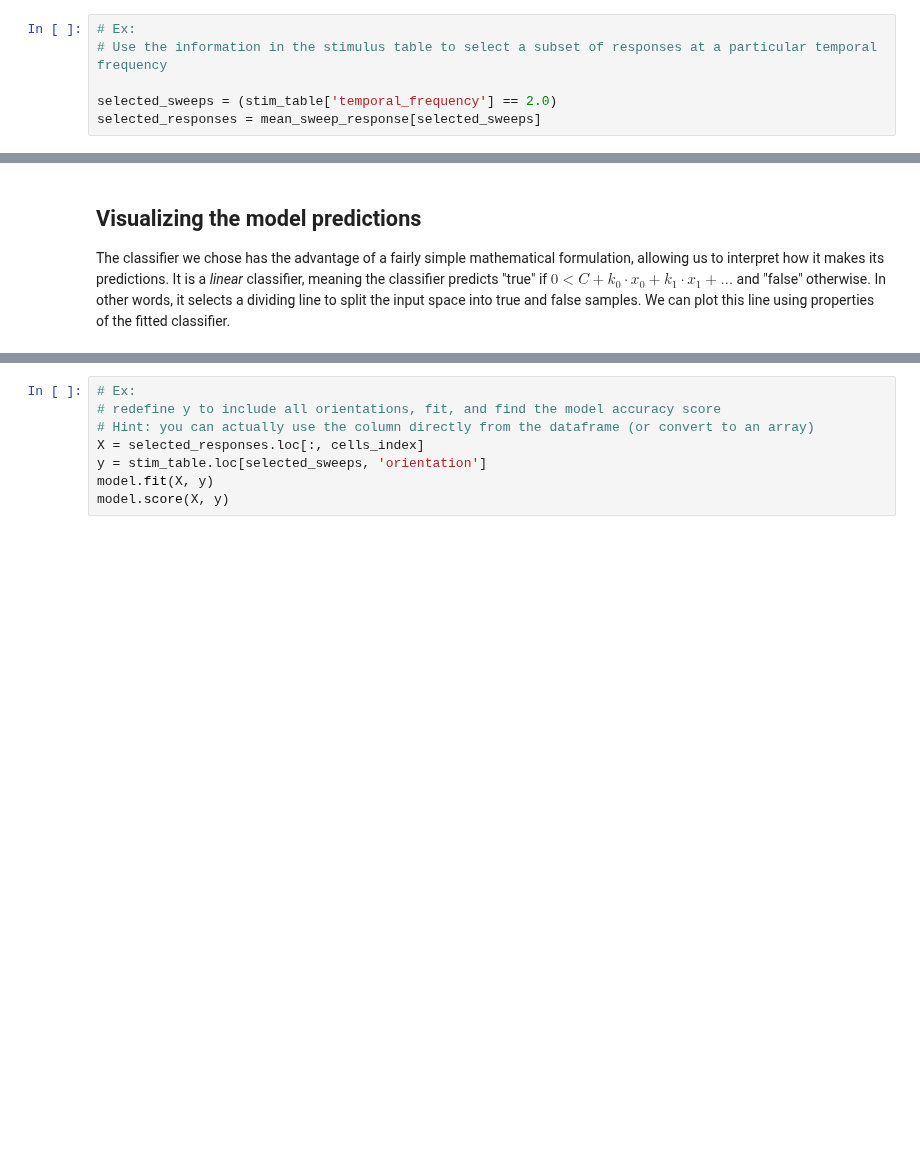
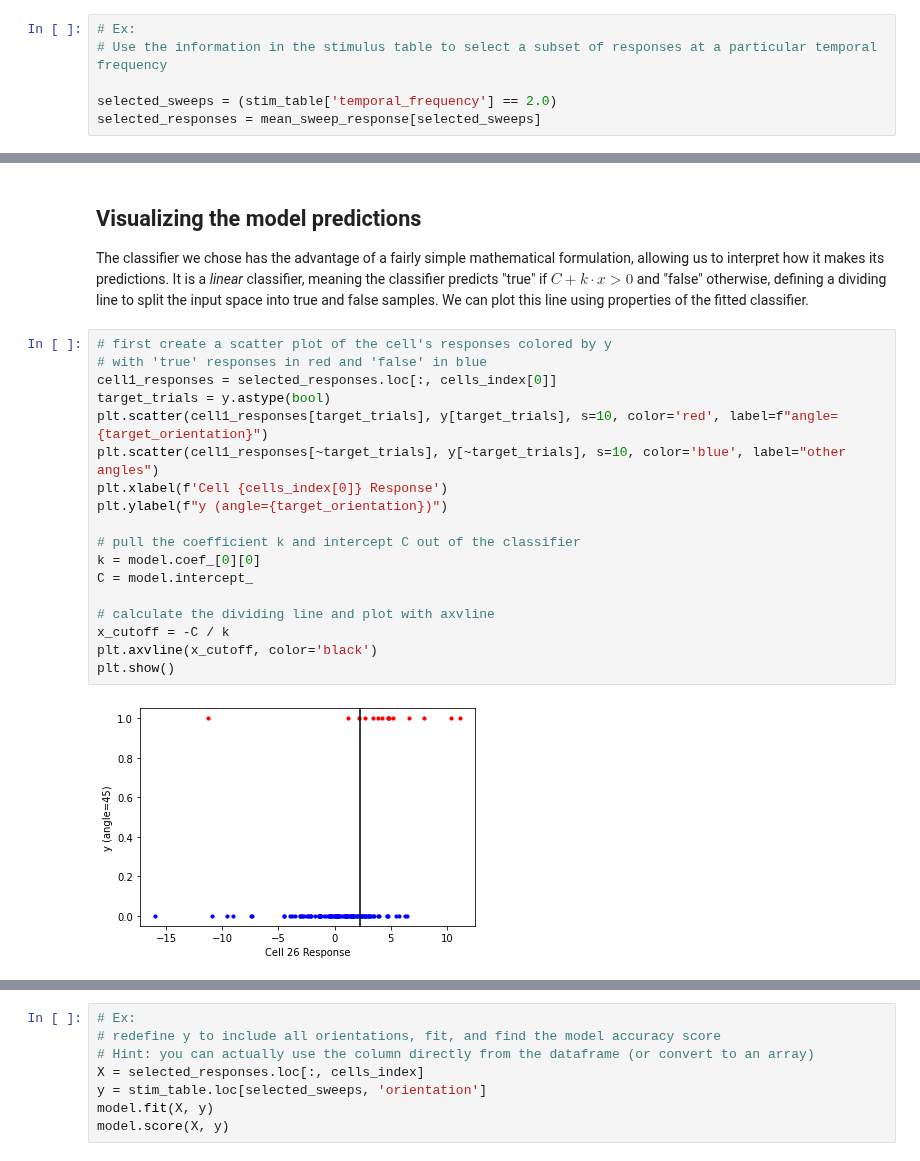
Before and after one commit to AllenSWDB/TReND_2024, a Jupyter notebook: code/Day 2 - population decoding.ipynb, the cells around one changed output, grey strips where cells are left out. Drawn from its saved outputs; the diff is of its cells as text; blank space fills up the shorter version.

```diff
--- a/code/Day 2 - population decoding.ipynb
+++ b/code/Day 2 - population decoding.ipynb
@@ -114,4 +104,24 @@ print(accuracy)
 # %% [markdown]
 ## Visualizing the model predictions
 
-The classifier we chose has the advantage of a fairly simple mathematical formulation, allowing us to interpret how it makes its predictions. It is a *linear* classifier, meaning the classifier predicts "true" if $0 < C + k_0 \cdot x_0 + k_1 \cdot x_1 + \dots$ and "false" otherwise. In other words, it selects a dividing line to split the input space into true and false samples. We can plot this line using properties of the fitted classifier.
+The classifier we chose has the advantage of a fairly simple mathematical formulation, allowing us to interpret how it makes its predictions. It is a *linear* classifier, meaning the classifier predicts "true" if $C + k \cdot x > 0$ and "false" otherwise, defining a dividing line to split the input space into true and false samples. We can plot this line using properties of the fitted classifier.
+# %%
+# first create a scatter plot of the cell's responses colored by y
+# with 'true' responses in red and 'false' in blue
+cell1_responses = selected_responses.loc[:, cells_index[0]]
+target_trials = y.astype(bool)
+plt.scatter(cell1_responses[target_trials], y[target_trials], s=10, color='red', label=f"angle={target_orientation}")
+plt.scatter(cell1_responses[~target_trials], y[~target_trials], s=10, color='blue', label="other angles")
+plt.xlabel(f'Cell {cells_index[0]} Response')
+plt.ylabel(f"y (angle={target_orientation})")
+
+# pull the coefficient k and intercept C out of the classifier
+k = model.coef_[0][0]
+C = model.intercept_
+
+# calculate the dividing line and plot with axvline
+x_cutoff = -C / k
+plt.axvline(x_cutoff, color='black')
+plt.show()
+# %% [output]
+[figure, added]
```
Also changed, not shown: parts of 38 cells of this notebook.
